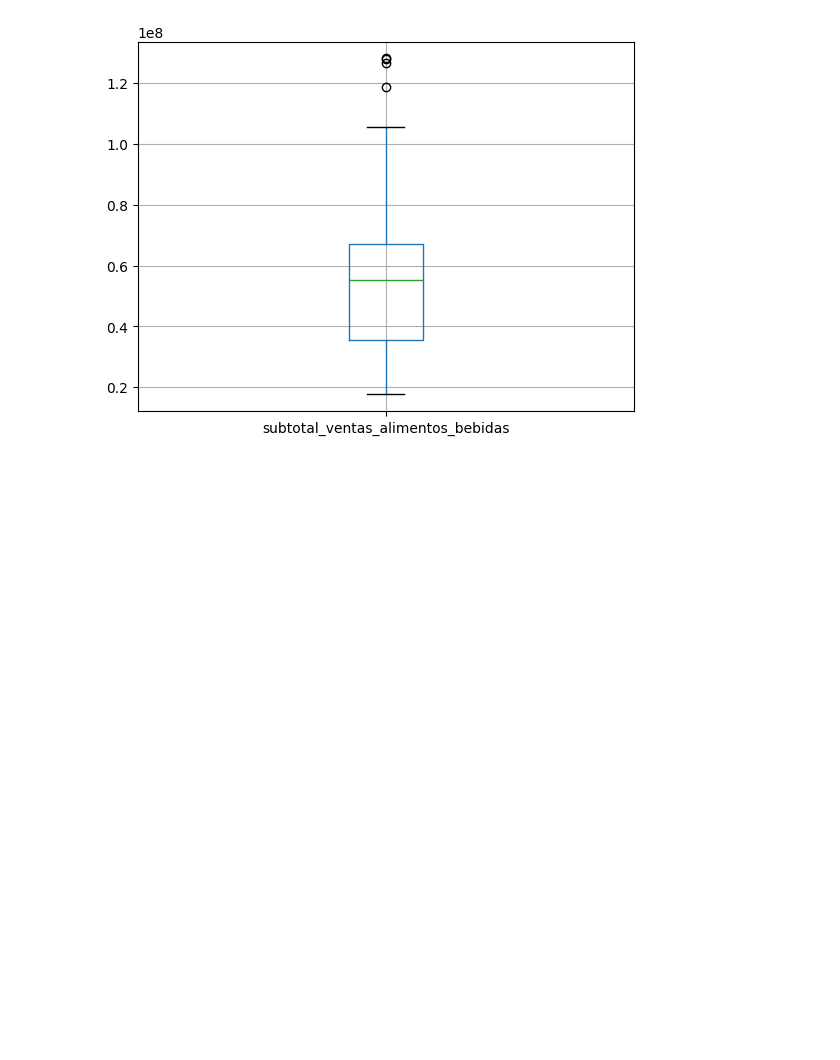
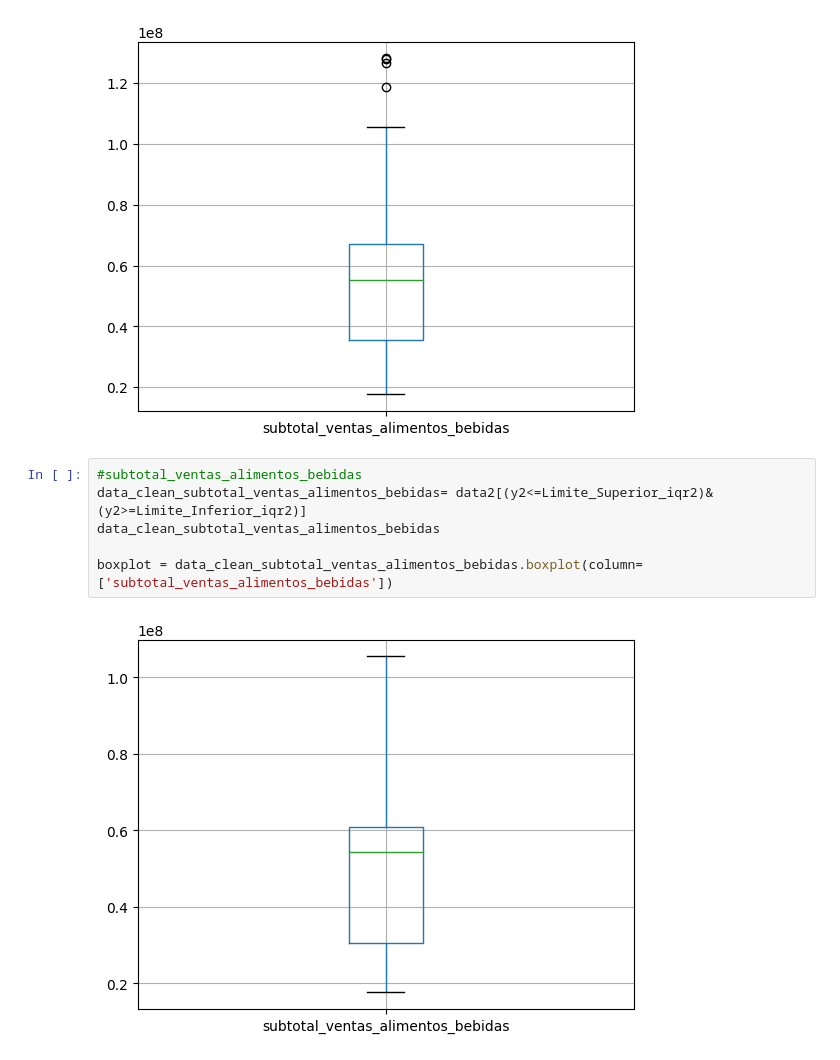
Before and after one commit to Ick3r/Actividad_3, a Jupyter notebook: Outliers.ipynb, the cells around one changed output. Cells and saved outputs as stored; diff of their text form; blank space fills up the shorter version.

```diff
--- a/Outliers.ipynb
+++ b/Outliers.ipynb
@@ -412,3 +412,11 @@ Limite inferior permitido -11790048.954999998
 boxplot = data2.boxplot(column=['subtotal_ventas_alimentos_bebidas'])
 # %% [output]
 [figure]
+# %%
+#subtotal_ventas_alimentos_bebidas
+data_clean_subtotal_ventas_alimentos_bebidas= data2[(y2<=Limite_Superior_iqr2)&(y2>=Limite_Inferior_iqr2)]
+data_clean_subtotal_ventas_alimentos_bebidas
+
+boxplot = data_clean_subtotal_ventas_alimentos_bebidas.boxplot(column=['subtotal_ventas_alimentos_bebidas'])
+# %% [output]
+[figure, added]
```
